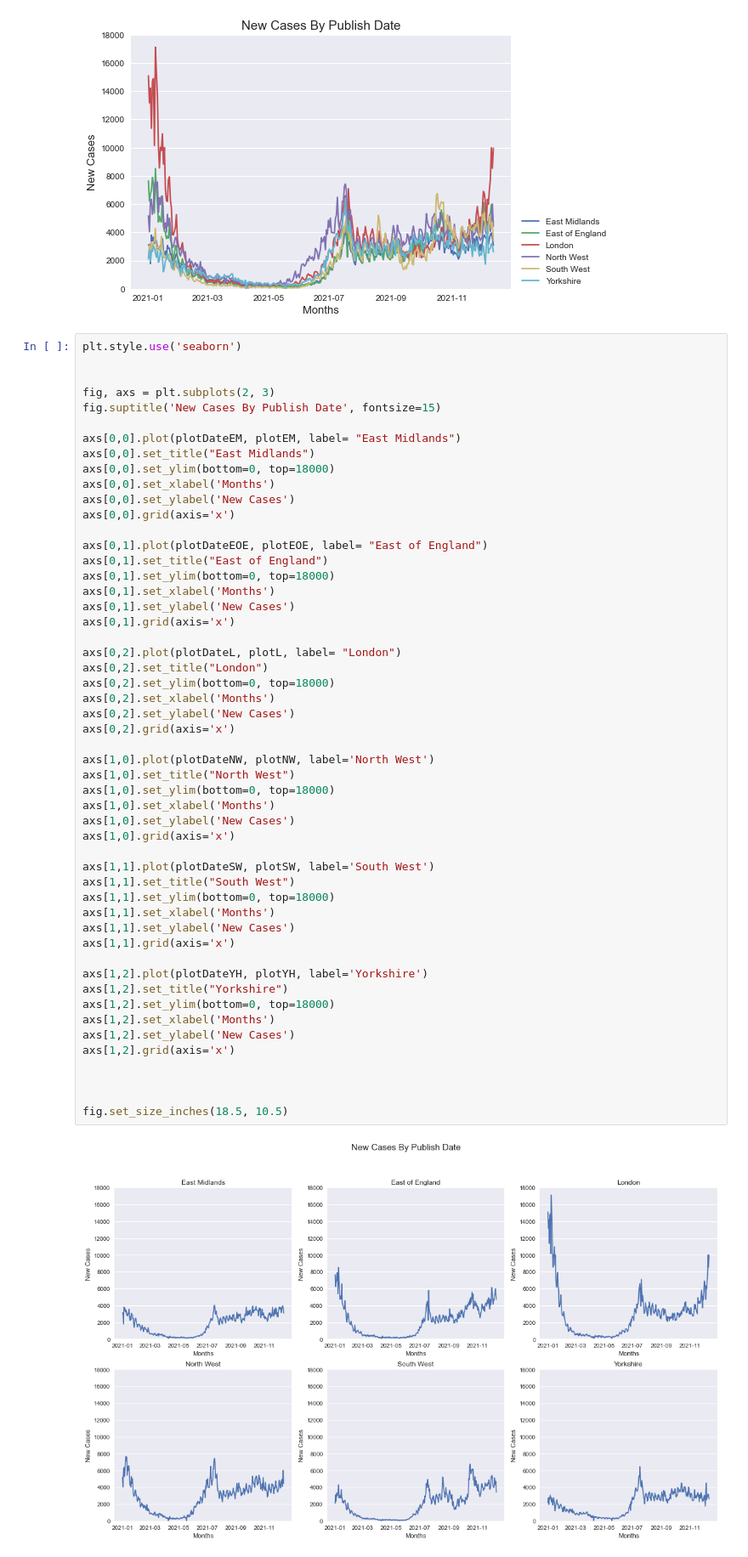
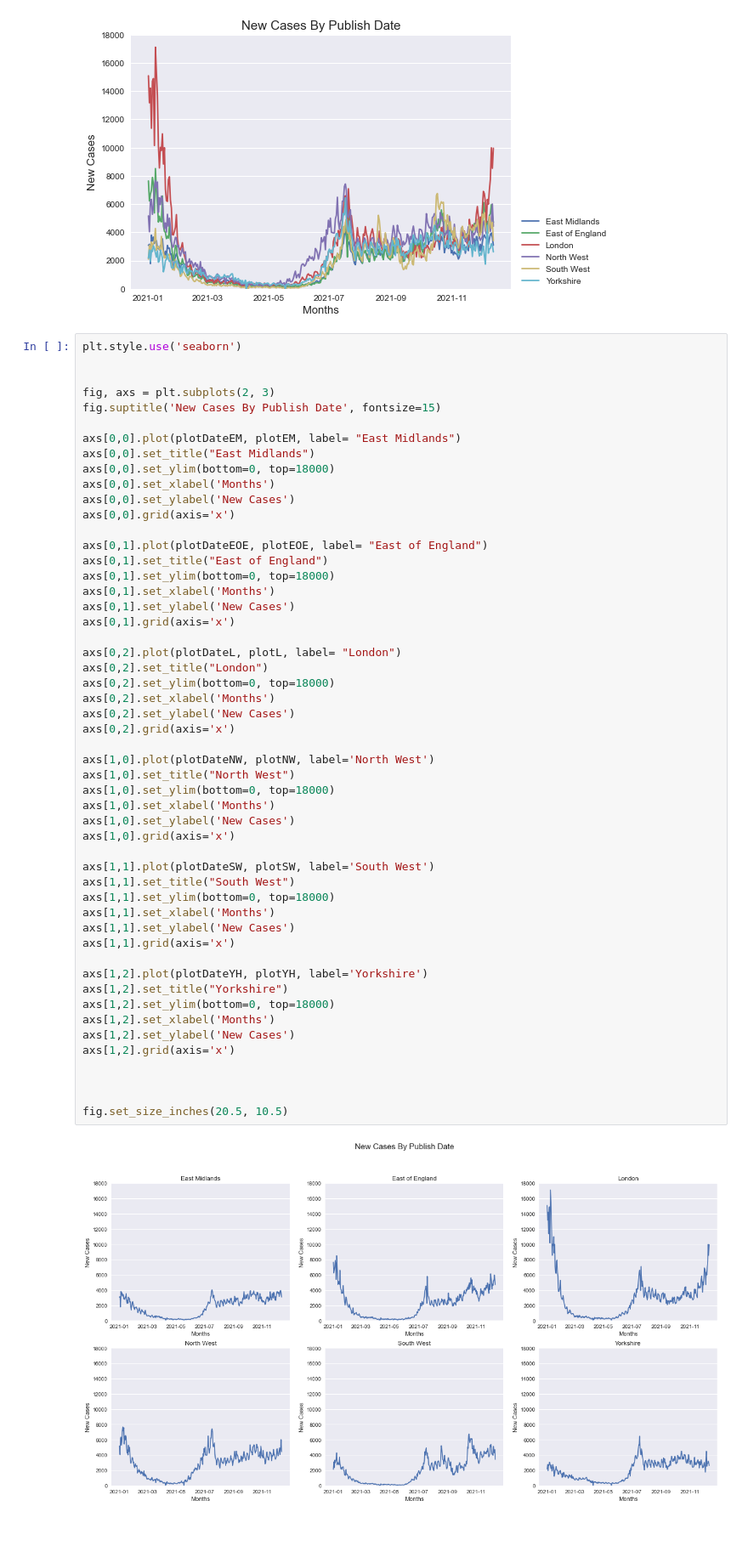
Before and after one commit to JustGinger888/DataScience, a Jupyter notebook: DataReport.ipynb, the cells around one changed output. Shown at 85% size. Cells and saved outputs as stored; diff of their text form; blank space fills up the shorter version.

```diff
--- a/DataReport.ipynb
+++ b/DataReport.ipynb
@@ -370,35 +370,35 @@ axs[0,2].plot(plotDateL, plotL, label= "London")
 axs[0,2].set_title("London")
 axs[0,2].set_ylim(bottom=0, top=18000)
 axs[0,2].set_xlabel('Months')
 axs[0,2].set_ylabel('New Cases')
 axs[0,2].grid(axis='x')
 
 axs[1,0].plot(plotDateNW, plotNW, label='North West')
 axs[1,0].set_title("North West")
 axs[1,0].set_ylim(bottom=0, top=18000)
 axs[1,0].set_xlabel('Months')
 axs[1,0].set_ylabel('New Cases')
 axs[1,0].grid(axis='x')
 
 axs[1,1].plot(plotDateSW, plotSW, label='South West')
 axs[1,1].set_title("South West")
 axs[1,1].set_ylim(bottom=0, top=18000)
 axs[1,1].set_xlabel('Months')
 axs[1,1].set_ylabel('New Cases')
 axs[1,1].grid(axis='x')
 
 axs[1,2].plot(plotDateYH, plotYH, label='Yorkshire')
 axs[1,2].set_title("Yorkshire")
 axs[1,2].set_ylim(bottom=0, top=18000)
 axs[1,2].set_xlabel('Months')
 axs[1,2].set_ylabel('New Cases')
 axs[1,2].grid(axis='x')
 
 
 
-fig.set_size_inches(18.5, 10.5)
+fig.set_size_inches(20.5, 10.5)
 # %% [output]
-[figure, old version]
+[figure, new version]
 # %%
 plotDates = df.loc[:, 'date'].values
 
```
Also changed, not shown: parts of 1 cell of this notebook, 1 other file.
